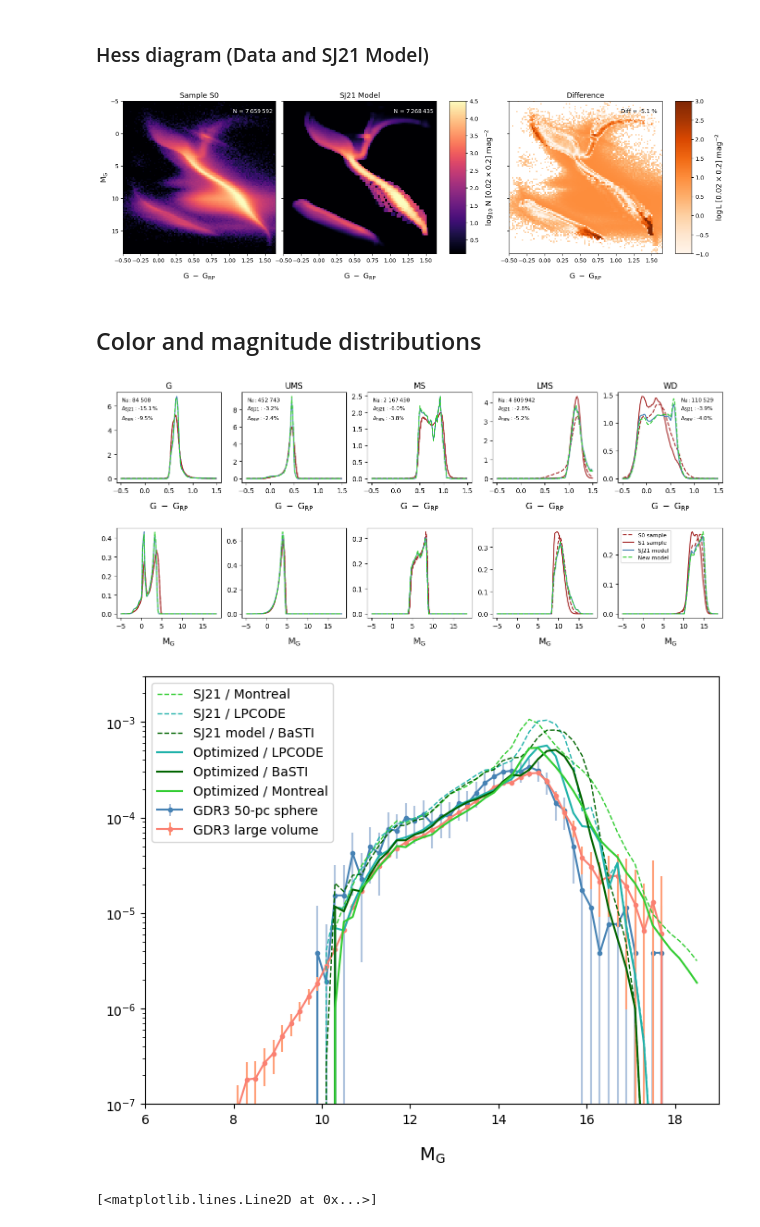
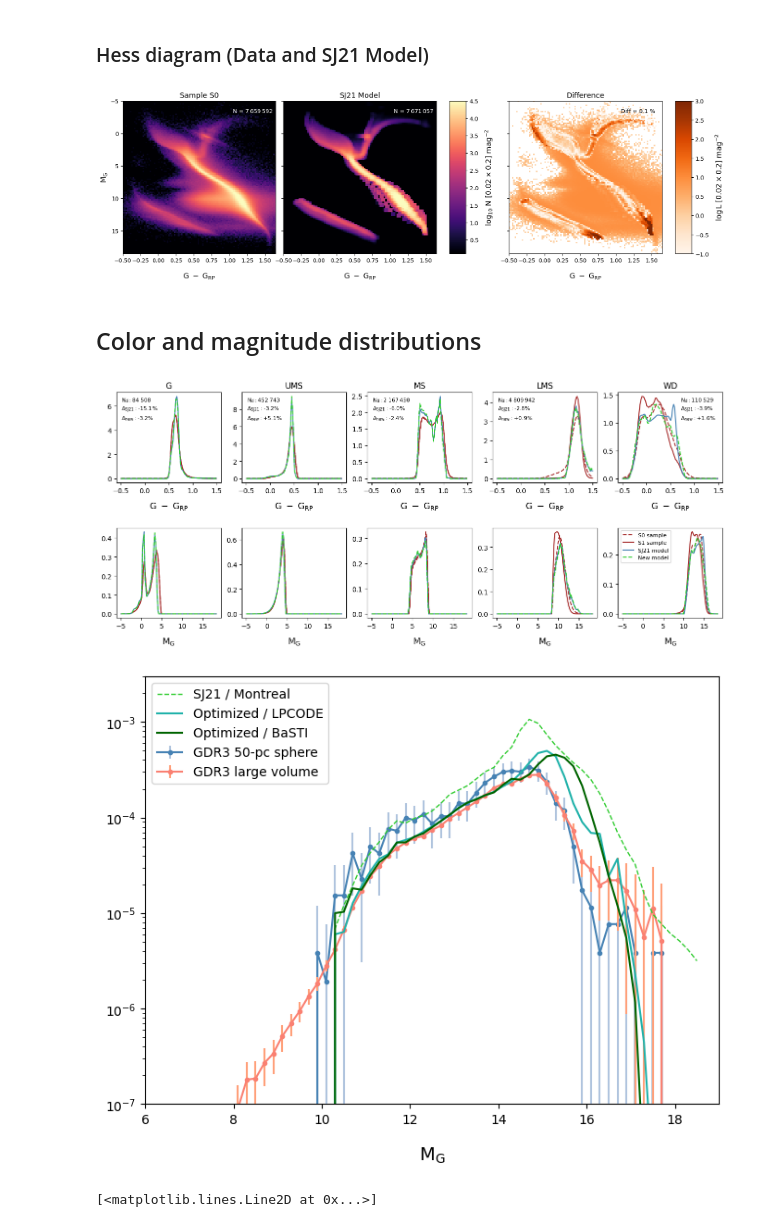
Before and after one commit to askenja/gaia-wd-fitting, a Jupyter notebook: 7b--Final_Plots.ipynb, the cells around one changed output. Saved outputs shown, nothing was run; the diff lists cells and outputs as text; code cells hidden in the pictures.

```diff
--- a/7b--Final_Plots.ipynb
+++ b/7b--Final_Plots.ipynb
@@ -91,7 +101,7 @@ plt.savefig('output/final_plots/cmd_data_s01_bounds.png')
 # %%
 hess_d = np.loadtxt('data/hess/hess_1kpc_s0.txt')
 hess_m = np.loadtxt('output/CMDF/hess_default_model.txt')
-hess_m = np.loadtxt('output/CMDF/hess_pop5.txt')
+hess_m = np.loadtxt('output/CMDF/hess_pop7_basti.txt')
 
 fnt_main = 13
 
@@ -161,11 +171,11 @@ cbar.set_label(r'$\mathrm{\log{L} \ [' + str(mag_step[0]) +
 #               r'\times' + str(mag_step[1]) + r'] \ mag^{-2}}$',labelpad=10,fontsize=fnt_main)
 
 
-plt.savefig('output/final_plots/hess_m2d_logl_pop5.png')
+plt.savefig('output/final_plots/hess_m2d_logl_pop7_basti.png')
 #plt.savefig('output/final_plots/hess_m2d_logr_pop5.png')
 #plt.savefig('output/final_plots/hess_m2d_diff_pop5.png')
 # %% [output]
-[figure, old version]
+[figure, new version]
 # %% [markdown]
 ## Color and magnitude distributions
 # %%
@@ -219,7 +229,7 @@ pops=['g','ums','ms','lms','wd']
 
 coldata_d, magdata_d = read_cmf_data()
 coldata_m, magdata_m = read_cmf_model()
-coldata_m_new, magdata_m_new = read_cmf_model(model='pop4')
+coldata_m_new, magdata_m_new = read_cmf_model(model='pop7_basti')
 
 ind_c = 100
 ind_m = 117
@@ -261,46 +271,46 @@ for i,pop in enumerate(pops):
         ax[1,i].legend(loc=2,prop={'size':8})
 
 fig.subplots_adjust(hspace=0.5)
-fig.savefig('./output/final_plots/cmdf_pop4.png')
+fig.savefig('./output/final_plots/cmdf_pop7_basti.png')
 # %% [output]
-[figure, old version]
+[figure, new version]
 # %%
 # WD luminosity function
 
 mg_bins_m, wdlf_m = np.loadtxt('./output/WDLF/wdlf_sj21.txt')
-mg_bins_m_pop2, wdlf_m_pop2 = np.loadtxt('./output/WDLF/wdlf_pop5.txt')
-mg_bins_m_sj21_basti, wdlf_m_sj21_basti = np.loadtxt('./output/WDLF/wdlf_sj21_basti.txt')
-mg_bins_m_sj21_lpcode, wdlf_m_sj21_lpcode = np.loadtxt('./output/WDLF/wdlf_sj21_lpcode.txt')
-mg_bins_m_pop5_lpcode, wdlf_m_pop5_lpcode = np.loadtxt('./output/WDLF/wdlf_pop5_lpcode.txt')
-mg_bins_m_pop5_basti, wdlf_m_pop5_basti = np.loadtxt('./output/WDLF/wdlf_pop5_basti.txt')
+#mg_bins_m_pop2, wdlf_m_pop2 = np.loadtxt('./output/WDLF/wdlf_pop5.txt')
+#mg_bins_m_sj21_basti, wdlf_m_sj21_basti = np.loadtxt('./output/WDLF/wdlf_sj21_basti.txt')
+#mg_bins_m_sj21_lpcode, wdlf_m_sj21_lpcode = np.loadtxt('./output/WDLF/wdlf_sj21_lpcode.txt')
+mg_bins_m_pop7_lpcode, wdlf_m_pop7_lpcode = np.loadtxt('./output/WDLF/wdlf_pop7_lpcode.txt')
+mg_bins_m_pop7_basti, wdlf_m_pop7_basti = np.loadtxt('./output/WDLF/wdlf_pop7_basti.txt')
 
 
 mg_bins_d, wdlf_d, wdlf_ed = np.loadtxt('./output/WDLF/wdlf_myvolume_data.txt')
 mg_bins_d_50, wdlf_d_50, wdlf_ed_50 = np.loadtxt('./output/WDLF/wdlf_50pc_data.txt')
 
 fig, ax = plt.subplots(1,1,figsize=(8,6))
 ax.errorbar(mg_bins_d_50,wdlf_d_50,yerr=3*wdlf_ed_50,marker='o',markersize=3,
             c='steelblue',ecolor='lightsteelblue',label='GDR3 50-pc sphere',zorder=10)
 ax.errorbar(mg_bins_d,wdlf_d,yerr=3*wdlf_ed,marker='o',markersize=3,
             c='salmon',ecolor='lightsalmon',label='GDR3 large volume',zorder=20)
 
 ax.plot(mg_bins_m,wdlf_m,c='limegreen',label='SJ21 / Montreal',lw=1.0,zorder=30,ls='--')
-ax.plot(mg_bins_m,wdlf_m_sj21_lpcode,c='lightseagreen',label='SJ21 / LPCODE',lw=1.0,zorder=30,ls='--')
-ax.plot(mg_bins_m,wdlf_m_sj21_basti,c='darkgreen',label='SJ21 model / BaSTI',lw=1.0,zorder=30,ls='--')
+#ax.plot(mg_bins_m,wdlf_m_sj21_lpcode,c='lightseagreen',label='SJ21 / LPCODE',lw=1.0,zorder=30,ls='--')
+#ax.plot(mg_bins_m,wdlf_m_sj21_basti,c='darkgreen',label='SJ21 model / BaSTI',lw=1.0,zorder=30,ls='--')
 
-ax.plot(mg_bins_m,wdlf_m_pop5_lpcode,c='lightseagreen',label='Optimized / LPCODE',lw=1.5,zorder=30)
-ax.plot(mg_bins_m,wdlf_m_pop5_basti,c='darkgreen',label='Optimized / BaSTI',lw=1.5,zorder=30)
-ax.plot(mg_bins_m_pop2,wdlf_m_pop2,c='limegreen',label='Optimized / Montreal',lw=1.5,zorder=40)
+ax.plot(mg_bins_m,wdlf_m_pop7_lpcode,c='lightseagreen',label='Optimized / LPCODE',lw=1.5,zorder=30)
+ax.plot(mg_bins_m,wdlf_m_pop7_basti,c='darkgreen',label='Optimized / BaSTI',lw=1.5,zorder=30)
+#ax.plot(mg_bins_m_pop2,wdlf_m_pop2,c='limegreen',label='Optimized / Montreal',lw=1.5,zorder=40)
 
 ax.set_yscale('log')
 ax.set_xlim(6,19)
 ax.set_ylim(1e-7,3e-3)
 ax.set_xlabel(r'$\mathrm{M_G}$',labelpad=15,fontsize=14)
 plt.legend(loc=2)
 
-fig.savefig('./output/final_plots/WDLF_pop5_sj21_5models.png')
+fig.savefig('./output/final_plots/WDLF_pop7_sj21_2models.png')
 # %% [output]
-[figure, old version]
+[figure, new version]
 # %%
 mf_bins_m_pop5_basti, wdmff_m_pop5_basti = np.loadtxt('./output/WDLF/wdmff_pop5_basti.txt')
 mini_bins_m_pop5_basti, wdminif_m_pop5_basti = np.loadtxt('./output/WDLF/wdminif_pop5_basti.txt')
```
Also changed, not shown: parts of 2 cells of this notebook, 10 other files.
